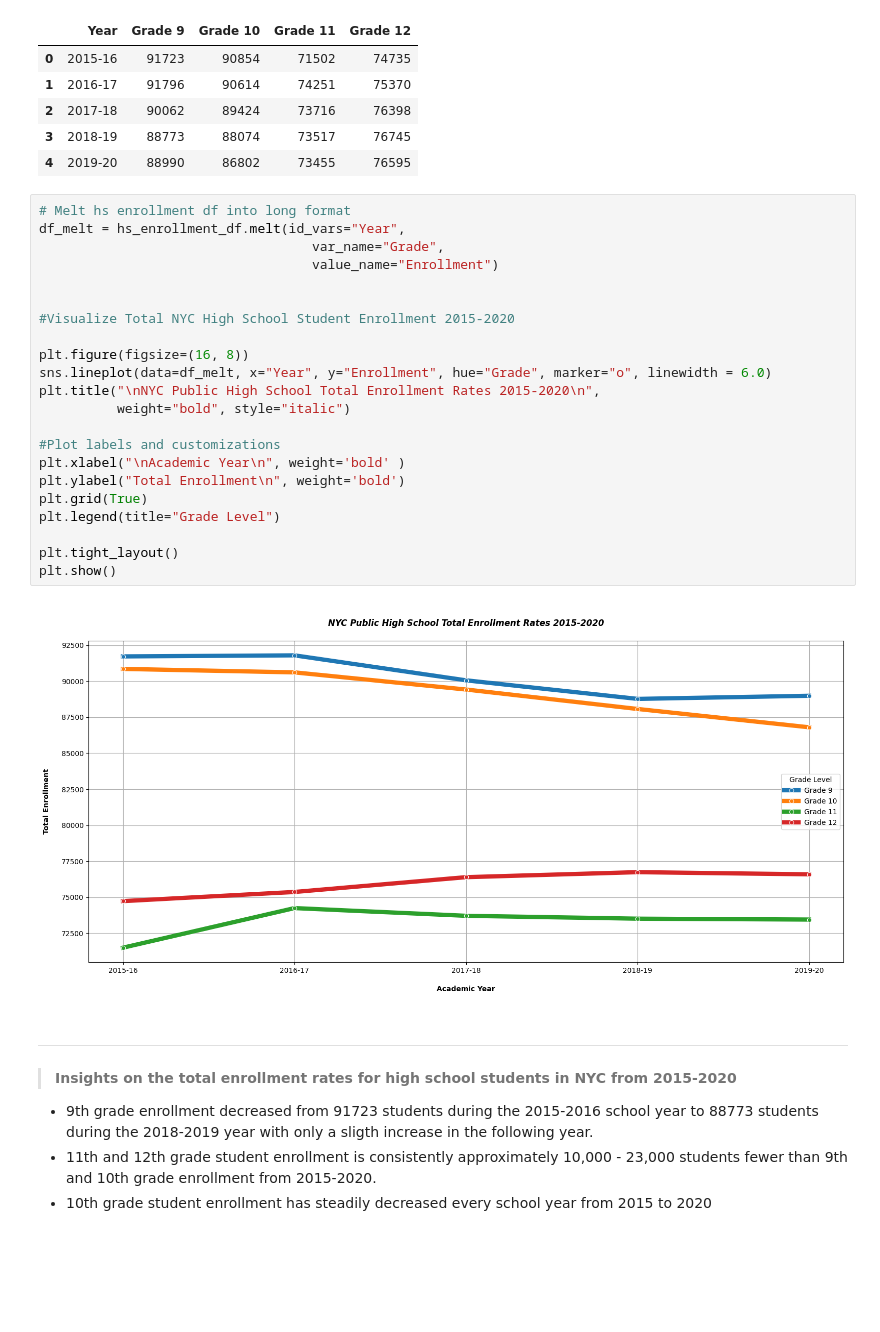
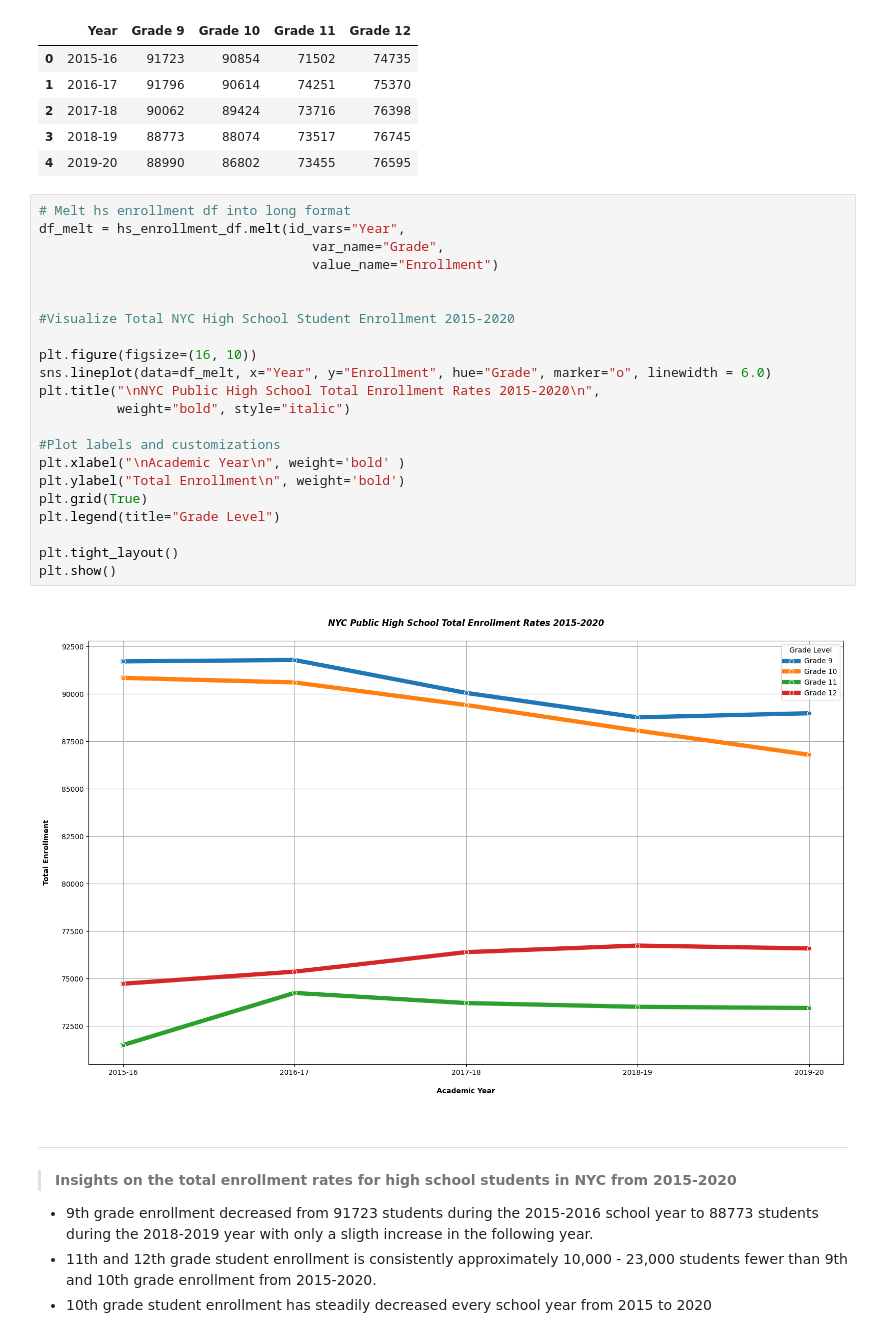
Before and after one commit to thetechleila/NYC-Public-Schools-EDA-Pre-and-Post-Pandemic, a Jupyter notebook: code/eda.ipynb, the cells around one changed output. Saved outputs shown, nothing was run; the diff lists cells and outputs as text; blank space fills up the shorter version.

```diff
--- a/code/eda.ipynb
+++ b/code/eda.ipynb
@@ -661,27 +665,27 @@ hs_enrollment_df
 # %%
 # Melt hs enrollment df into long format
 df_melt = hs_enrollment_df.melt(id_vars="Year",
                                    var_name="Grade",
                                    value_name="Enrollment")
 
 
 #Visualize Total NYC High School Student Enrollment 2015-2020
 
-plt.figure(figsize=(16, 8))
+plt.figure(figsize=(16, 10))
 sns.lineplot(data=df_melt, x="Year", y="Enrollment", hue="Grade", marker="o", linewidth = 6.0)
 plt.title("\nNYC Public High School Total Enrollment Rates 2015-2020\n",
           weight="bold", style="italic")
 
 #Plot labels and customizations
 plt.xlabel("\nAcademic Year\n", weight='bold' )
 plt.ylabel("Total Enrollment\n", weight='bold')
 plt.grid(True)
 plt.legend(title="Grade Level")
 
 plt.tight_layout()
 plt.show()
 # %% [output]
-[figure, old version]
+[figure, new version]
 # %% [markdown]
 ___
 > **Insights on the total enrollment rates for high school students in NYC from 2015-2020**
```
Also changed, not shown: parts of 2 cells of this notebook.
